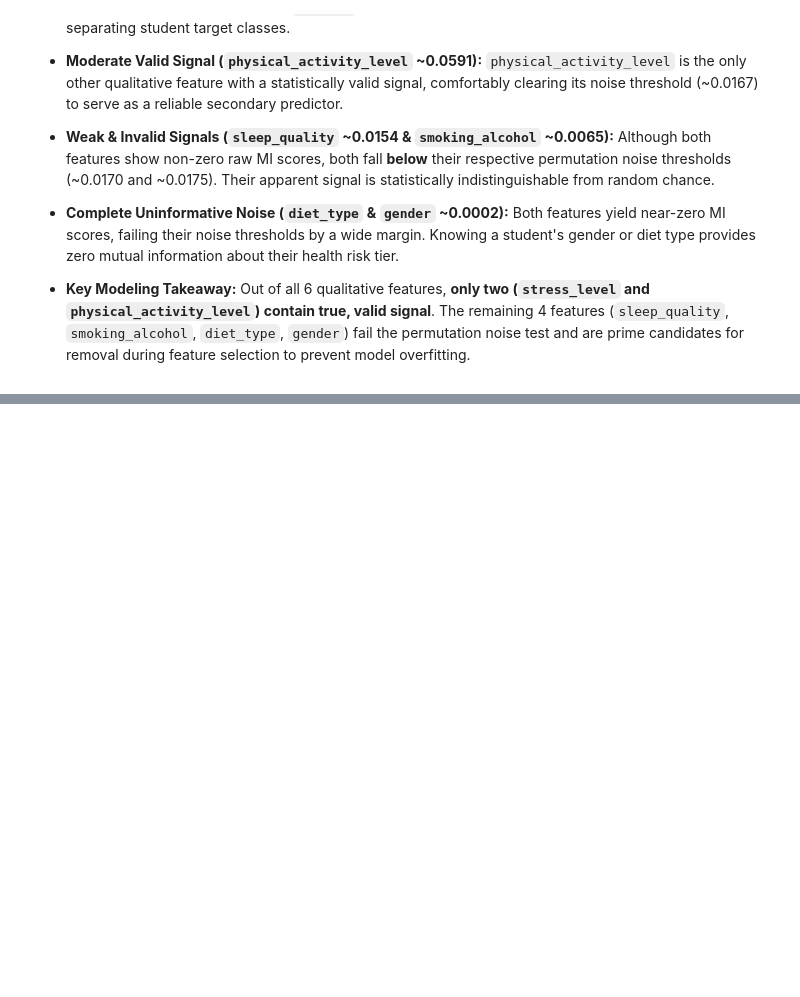
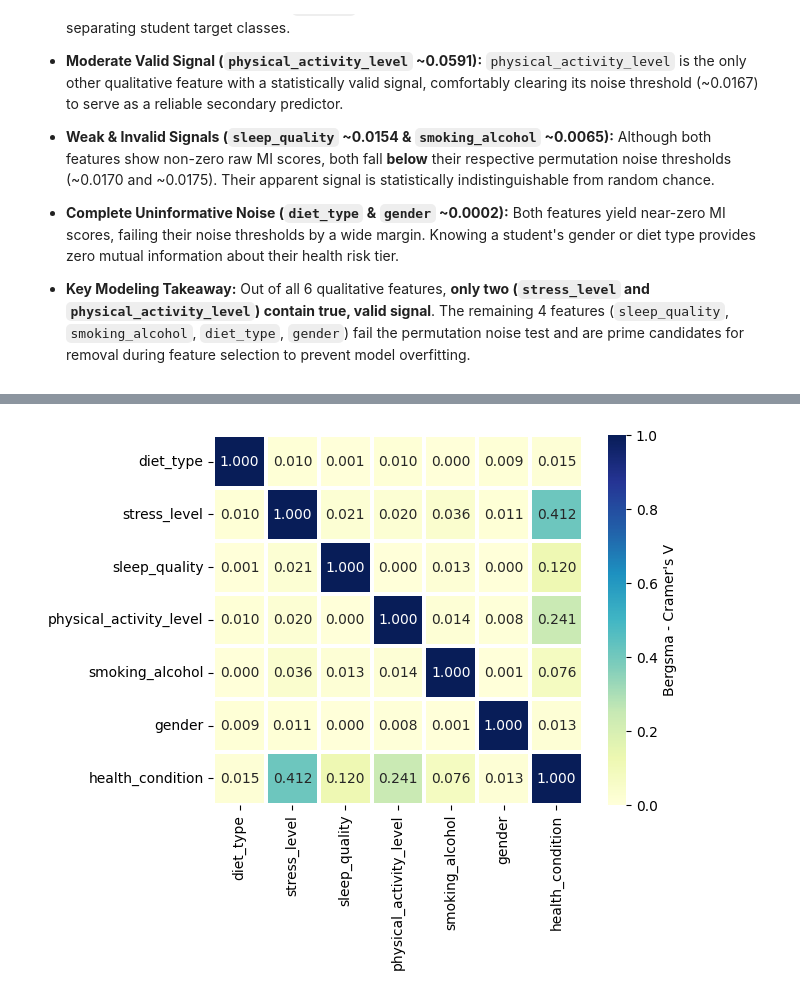
Before and after one commit to samrat-rm/Brain-Cache, a Jupyter notebook: Kaggle_notebooks/ML_Projects/Student_Health_Risk/Student_Health_Risk_EDA.ipynb, the cells around one changed output, grey strips where cells are left out. Cells and saved outputs as stored; diff of their text form; code cells hidden in the pictures; blank space fills up the shorter version.

```diff
--- a/Kaggle_notebooks/ML_Projects/Student_Health_Risk/Student_Health_Risk_EDA.ipynb
+++ b/Kaggle_notebooks/ML_Projects/Student_Health_Risk/Student_Health_Risk_EDA.ipynb
@@ -1042,0 +1108,46 @@ Valid Categorical Features (MI > Noise Threshold):
+# %%
+cramer_matrix_2 = pd.DataFrame(1.0, index=cv_feats, columns=cv_feats)
+
+def calc_bergsma_cramers_v(x,y):
+    contingency_matrix = pd.crosstab(x,y)
+    chi2, _, _, _ = chi2_contingency(contingency_matrix)
+    n = contingency_matrix.sum().sum()
+
+    r, c = contingency_matrix.shape
+    r_hat = r - ((r-1)**2 / (n-1))
+    c_hat = c - ((c-1)**2 / (n-1))
+    k = min(r_hat-1, c_hat-1)
+    if k == 0 :
+        return 0.0
+
+    n1 = chi2 / n
+    n2 = ((r-1)*(c-1)) / (n-1)
+    num = max(0, n1-n2)
+
+    return np.sqrt(num/ k)
+
+
+for i in range(1, len(cv_feats)):
+    for j in range(i):
+        col_1 = cv_feats[i]
+        col_2 = cv_feats[j]
+        clean_pair = df[[col_1,col_2]].dropna()
+        score = calc_bergsma_cramers_v(clean_pair[col_1], clean_pair[col_2])
+        cramer_matrix_2.loc[col_1,col_2] = score
+        cramer_matrix_2.loc[col_2,col_1] = score
+
+sns.heatmap(
+    cramer_matrix_2,
+    annot=True,
+    fmt=".3f",
+    linewidths=1.5,
+    linecolor="white",
+    vmin=0,
+    vmax=1,
+    square=True,
+    cmap="YlGnBu",
+    cbar_kws={"label": "Bergsma - Cramer's V"},
+)
+plt.show()
+# %% [output]
+[figure, added]
```
Also changed, not shown: parts of 29 cells of this notebook.
